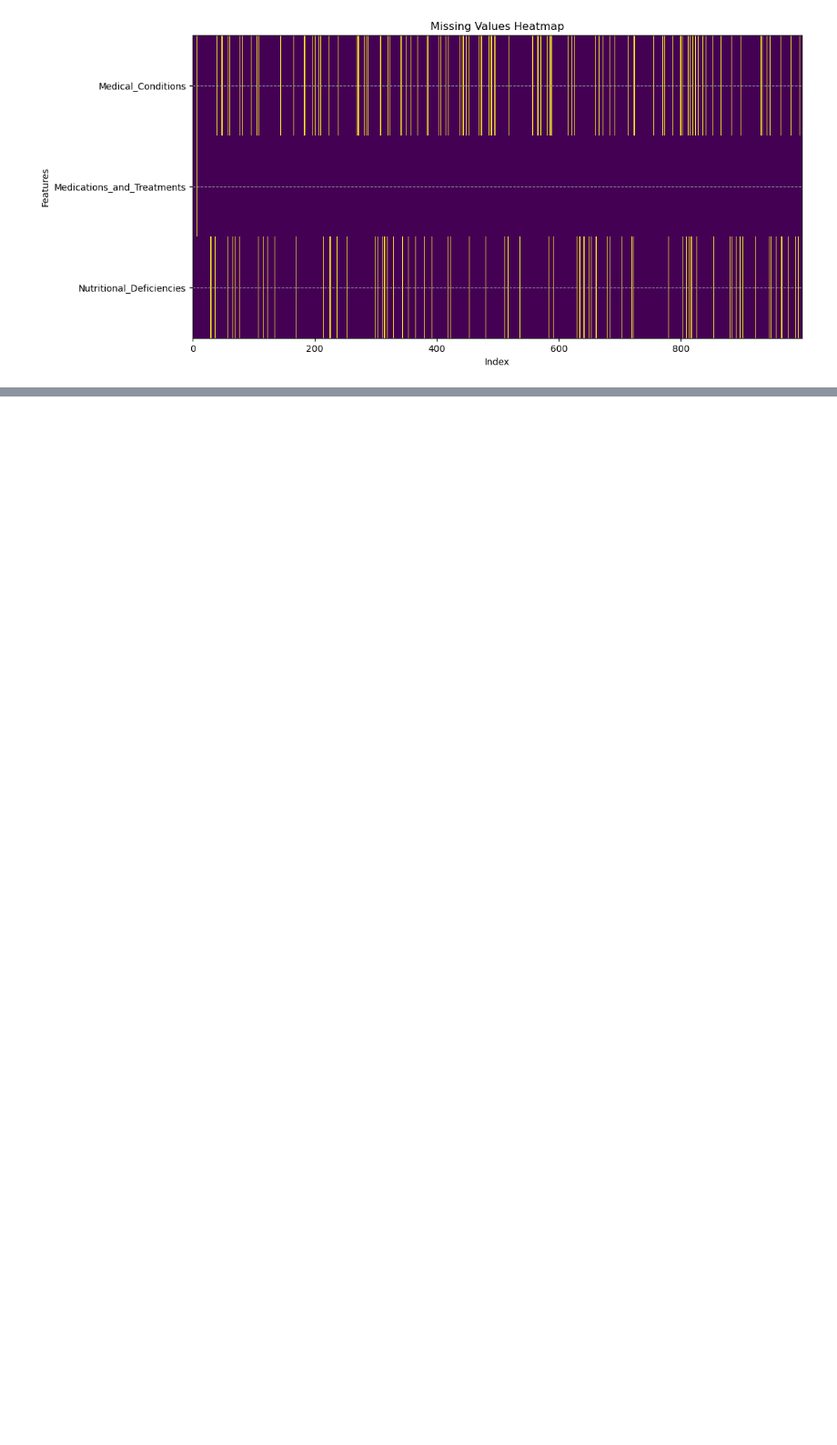
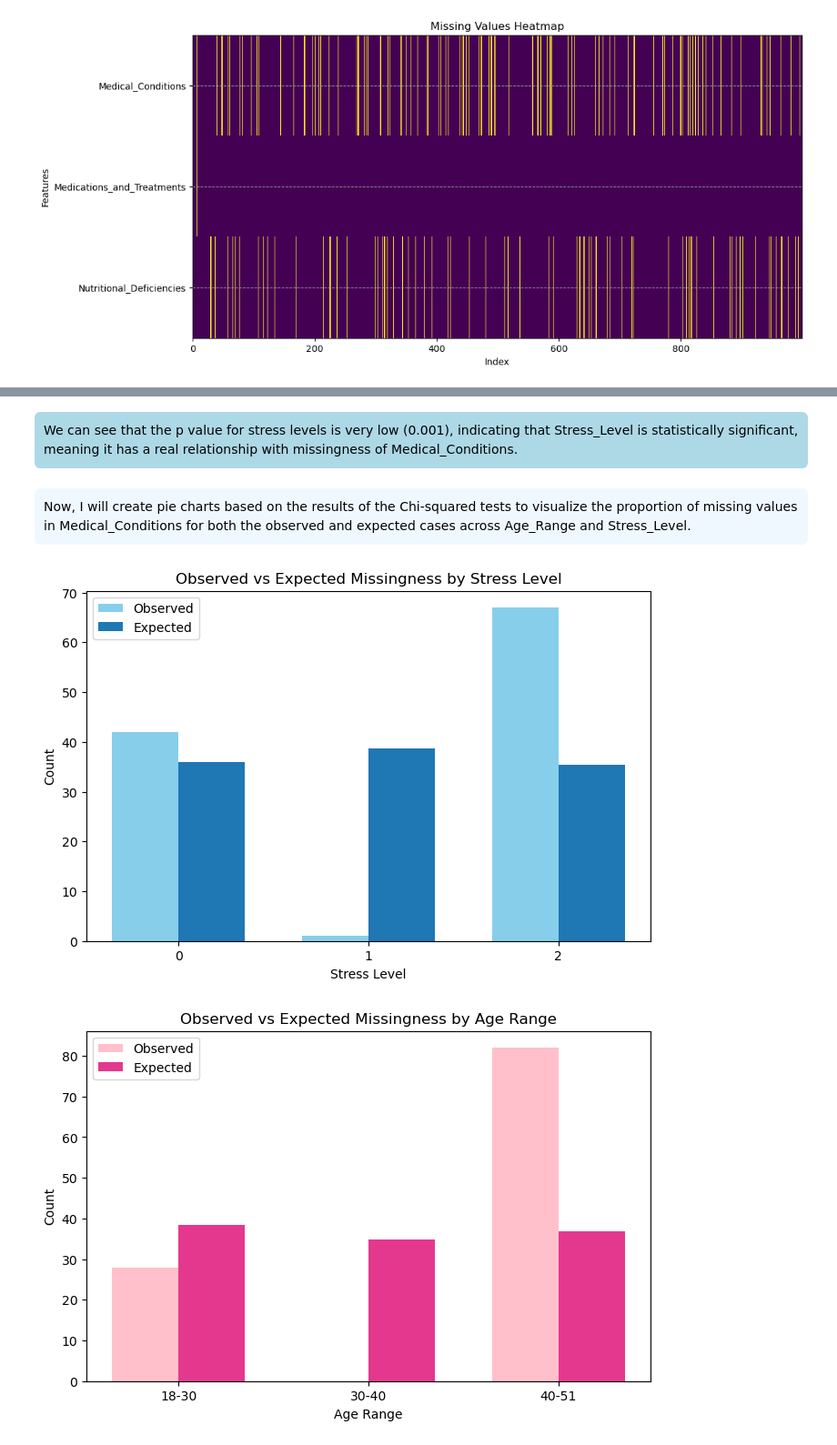
Before and after one commit to AhmadJabbar2502/Hair-Fall-Prediction, a Jupyter notebook: data_cleaning_predit_hair_loss.ipynb, the cells around one changed output, grey strips where cells are left out. Shown: that part at 91% size. Cells and saved outputs as stored; diff of their text form; code cells hidden in the pictures; blank space fills up the shorter version.

Commit message:
Missingness Patterns

```diff
--- a/data_cleaning_predit_hair_loss.ipynb
+++ b/data_cleaning_predit_hair_loss.ipynb
@@ -125,3 +127,8 @@ hair_data['Nutritional_Deficiencies'] = hair_data['Nutritional_Deficiencies'].st
 # %%
 # Encodin stress levels based on the ordinal nature of the data
 hair_data['Stress_Level'] = hair_data['Stress'].map({'Low': 0, 'Moderate': 1, 'High': 2})
+
+# Creating age ranges
+bins = [18, 30, 40, 51]
+labels = ['18-30', '30-40', '40-51']
+hair_data['Age_Range'] = pd.cut(hair_data['Age'], bins=bins, labels=labels, right=False)
@@ -187,0 +299,49 @@ Moreover, the missing pattern is the general pattern.
+# %% [markdown]
+<div style="background-color:#ADD8E6; padding:10px; border-radius:6px; color:black;" >
+We can see that the p value for stress levels is very low (0.001), indicating that Stress_Level is statistically significant, meaning it has a real relationship with missingness of Medical_Conditions.
+# %% [markdown]
+<div style="background-color:#f0f8ff; padding:10px; border-radius:6px; color:black;" >
+Now, I will create pie charts based on the results of the Chi-squared tests to visualize the proportion of missing values in Medical_Conditions for both the observed and expected cases across Age_Range and Stress_Level.
+# %%
+contingency_stress_levels = pd.crosstab(hair_data['Medical_Conditions_missing'], hair_data['Stress_Level'])
+chi2_sl, p_sl, dof_sl, ex_sl = chi2_contingency(contingency_stress_levels)
+
+conitngency_age = pd.crosstab(hair_data['Medical_Conditions_missing'], hair_data['Age_Range'])
+chi2_age, p_age, dof_age, ex_age = chi2_contingency(conitngency_age)
+# %%
+# --- Age Range ---
+observed_stress = contingency_stress_levels.loc[1]
+expected_stress = pd.Series(ex_sl[1], index=contingency_stress_levels.columns)
+
+x = np.arange(len(observed_stress))  # positions
+width = 0.35
+
+plt.figure(figsize=(8, 5))
+plt.bar(x - width/2, observed_stress, width, label='Observed', color='skyblue')
+plt.bar(x + width/2, expected_stress, width, label='Expected')
+plt.xticks(x, observed_stress.index)
+plt.xlabel('Stress Level')
+plt.ylabel('Count')
+plt.title('Observed vs Expected Missingness by Stress Level')
+plt.legend()
+plt.show()
+
+# --- Age Range ---
+observed_age = conitngency_age.loc[1]
+expected_age = pd.Series(ex_age[1], index=conitngency_age.columns)
+
+x = np.arange(len(observed_age))  # positions
+width = 0.35
+
+plt.figure(figsize=(8, 5))
+plt.bar(x - width/2, observed_age, width, label='Observed', color='pink')
+plt.bar(x + width/2, expected_age, width, label='Expected', color='#E4388E')
+plt.xticks(x, observed_age.index)
+plt.xlabel('Age Range')
+plt.ylabel('Count')
+plt.title('Observed vs Expected Missingness by Age Range')
+plt.legend()
+plt.show()
+# %% [output]
+[figure, added]
+[figure, added]
```
Also changed, not shown: parts of 15 cells of this notebook.
